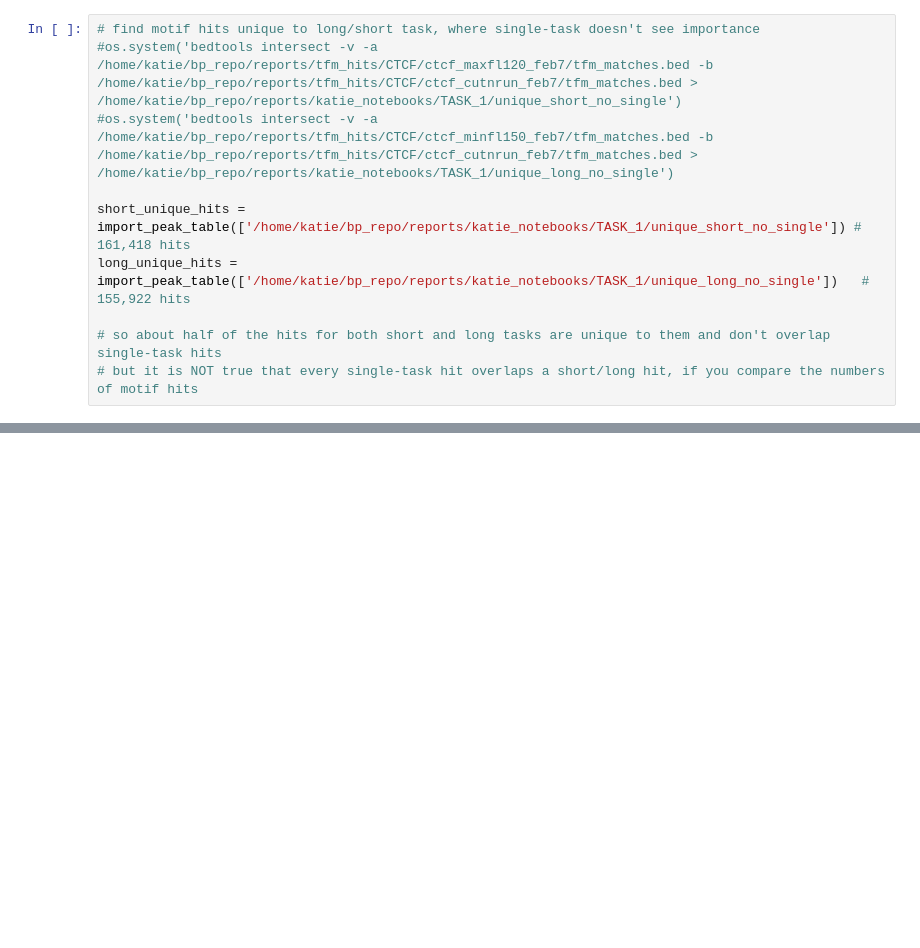
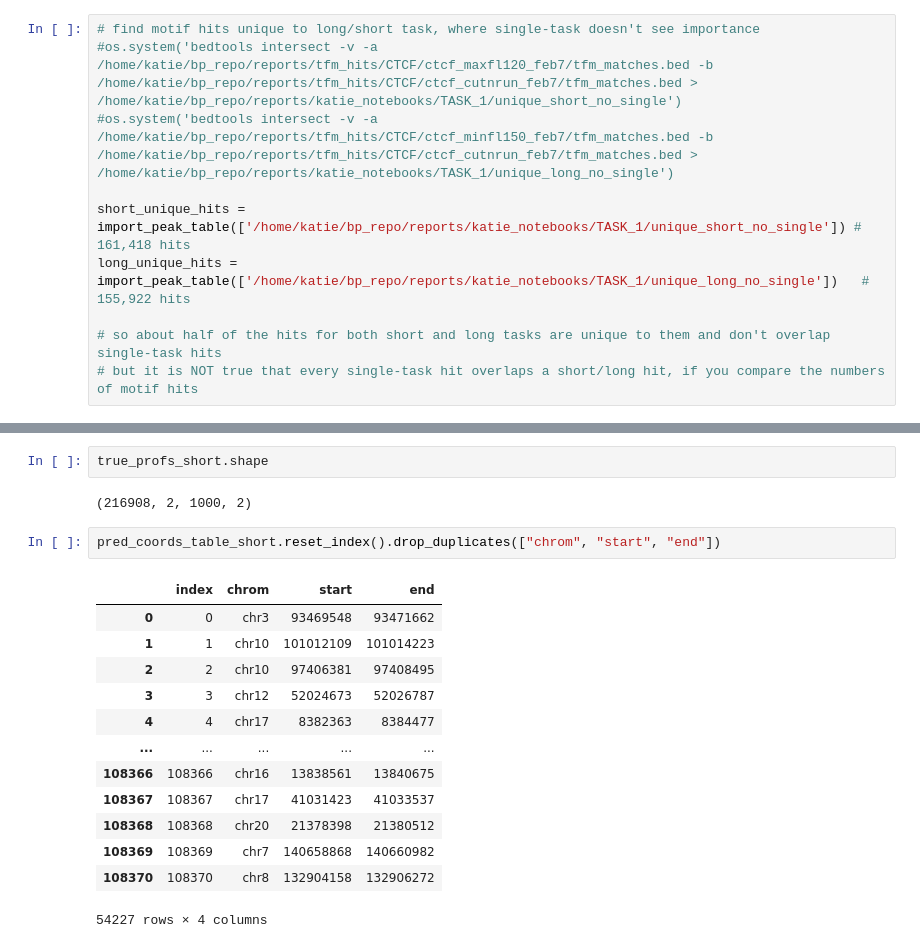
Before and after one commit to katie-sp/bpnet-internship, a Jupyter notebook: reports/katie_notebooks/TASK_1/CTCF_cutnrun_hit_counts.ipynb, the cells around one changed output, grey strips where cells are left out. Cells and saved outputs as stored; diff of their text form; blank space fills up the shorter version.

```diff
--- a/reports/katie_notebooks/TASK_1/CTCF_cutnrun_hit_counts.ipynb
+++ b/reports/katie_notebooks/TASK_1/CTCF_cutnrun_hit_counts.ipynb
@@ -134,0 +331,20 @@ hits_max.shape
+# %%
+true_profs_short.shape
+# %% [output]
+(216908, 2, 1000, 2)
+# %%
+pred_coords_table_short.reset_index().drop_duplicates(["chrom", "start", "end"])
+# %% [output]
+|  | index | chrom | start | end |
+| 0 | 0 | chr3 | 93469548 | 93471662 |
+| 1 | 1 | chr10 | 101012109 | 101014223 |
+| 2 | 2 | chr10 | 97406381 | 97408495 |
+| 3 | 3 | chr12 | 52024673 | 52026787 |
+| 4 | 4 | chr17 | 8382363 | 8384477 |
+| ... | ... | ... | ... | ... |
+| 108366 | 108366 | chr16 | 13838561 | 13840675 |
+| 108367 | 108367 | chr17 | 41031423 | 41033537 |
+| 108368 | 108368 | chr20 | 21378398 | 21380512 |
+| 108369 | 108369 | chr7 | 140658868 | 140660982 |
+| 108370 | 108370 | chr8 | 132904158 | 132906272 |
+54227 rows × 4 columns
```
Also changed, not shown: parts of 46 cells of this notebook, 8 other files.
